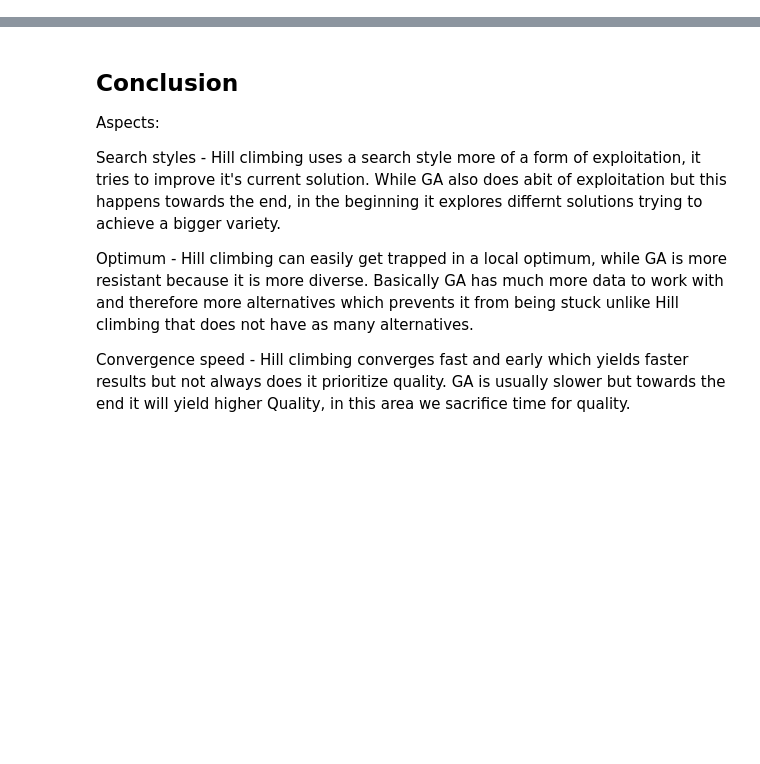
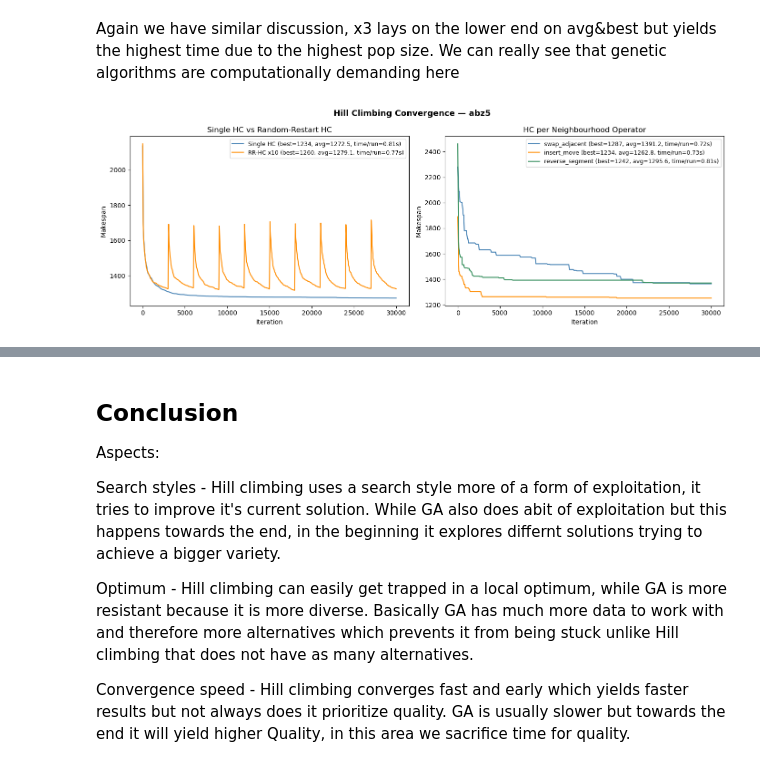
Before and after one commit to Yoosseph/optimization_algorithmic_research, a Jupyter notebook: results/results.ipynb, the cells around one changed output, grey strips where cells are left out. Saved outputs shown, nothing was run; the diff lists cells and outputs as text; code cells hidden in the pictures; blank space fills up the shorter version.

```diff
--- a/results/results.ipynb
+++ b/results/results.ipynb
@@ -67,0 +20,7 @@ Your explanation here...
+# %% [markdown]
+Again we have similar discussion, x3 lays on the lower end on avg&best but yields the highest time due to the highest pop size. We can really see that genetic algorithms are computationally demanding here
+# %%
+from IPython.display import Image
+Image("trajectory_graph_1.png")
+# %% [output]
+[figure, added]
```
Also changed, not shown: parts of 19 cells of this notebook.
